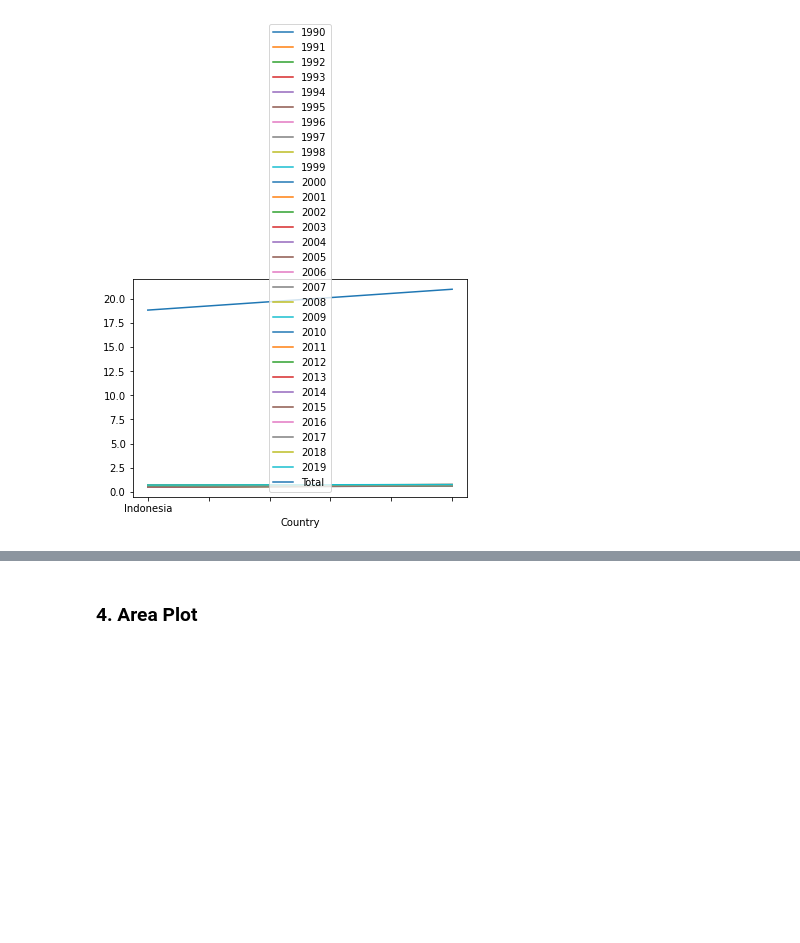
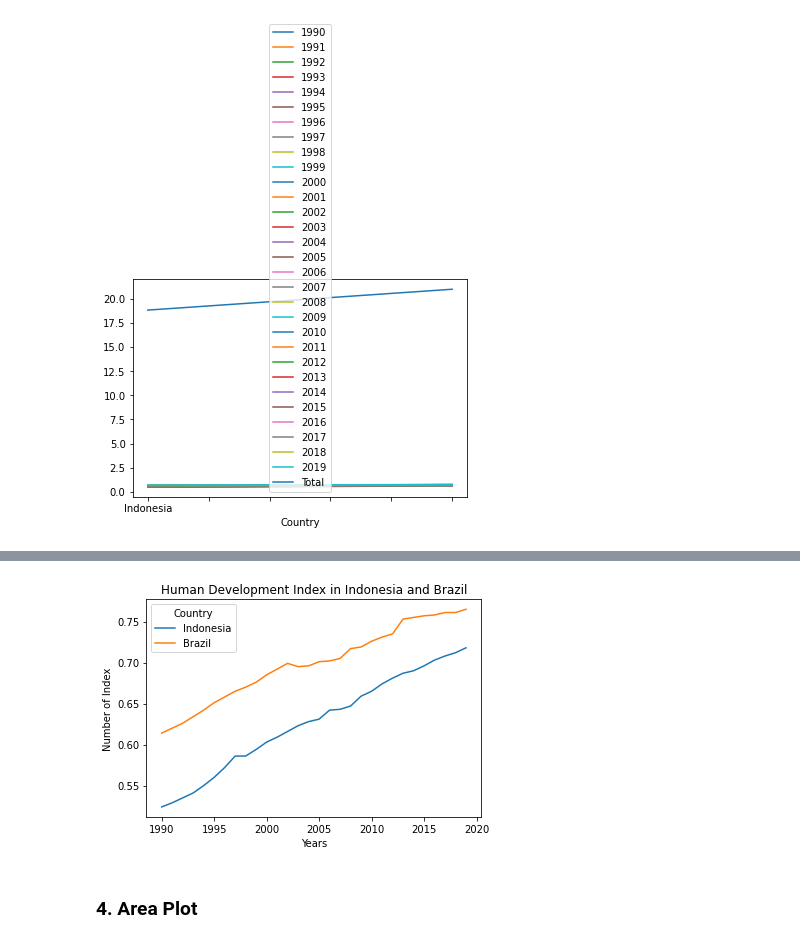
Before and after one commit to AbdulHafidh-AI/ProyekVisdat, a Jupyter notebook: HumanDevelopmentIndex.ipynb, the cells around one changed output, grey strips where cells are left out. Drawn from its saved outputs; the diff is of its cells as text; code cells hidden in the pictures; blank space fills up the shorter version.

```diff
--- a/HumanDevelopmentIndex.ipynb
+++ b/HumanDevelopmentIndex.ipynb
@@ -324,3 +348,14 @@ df_result.head()
+# %%
+df_result.index = df_result.index.map(int)
+df_result.plot(kind='line')
+
+plt.title('Human Development Index in Indonesia and Brazil')
+plt.ylabel('Number of Index')
+plt.xlabel('Years')
+
+plt.show()
+# %% [output]
+[figure, added]
 # %% [markdown]
 ### 4. Area Plot
 # %% [markdown]
```
Also changed, not shown: parts of 4 cells of this notebook.
